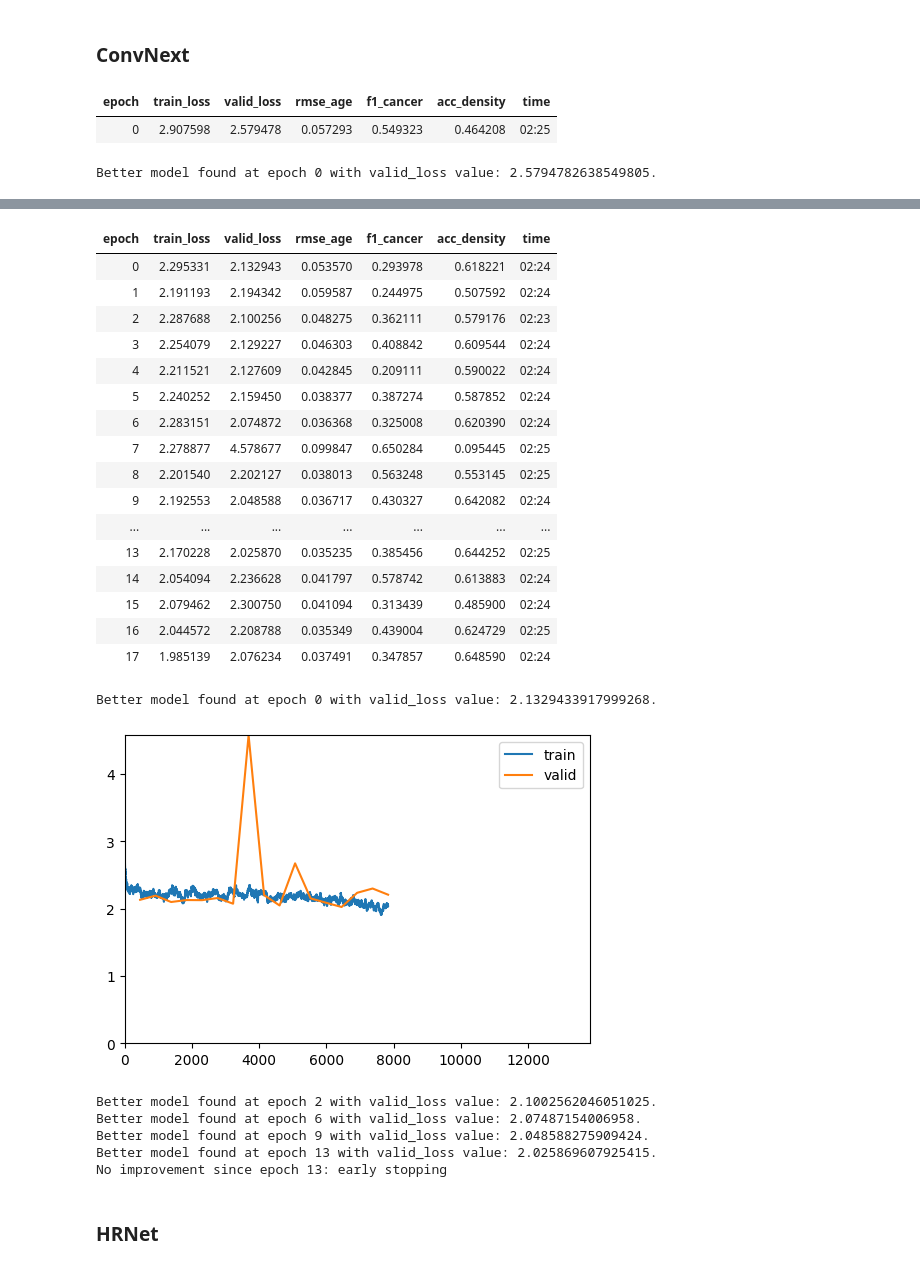
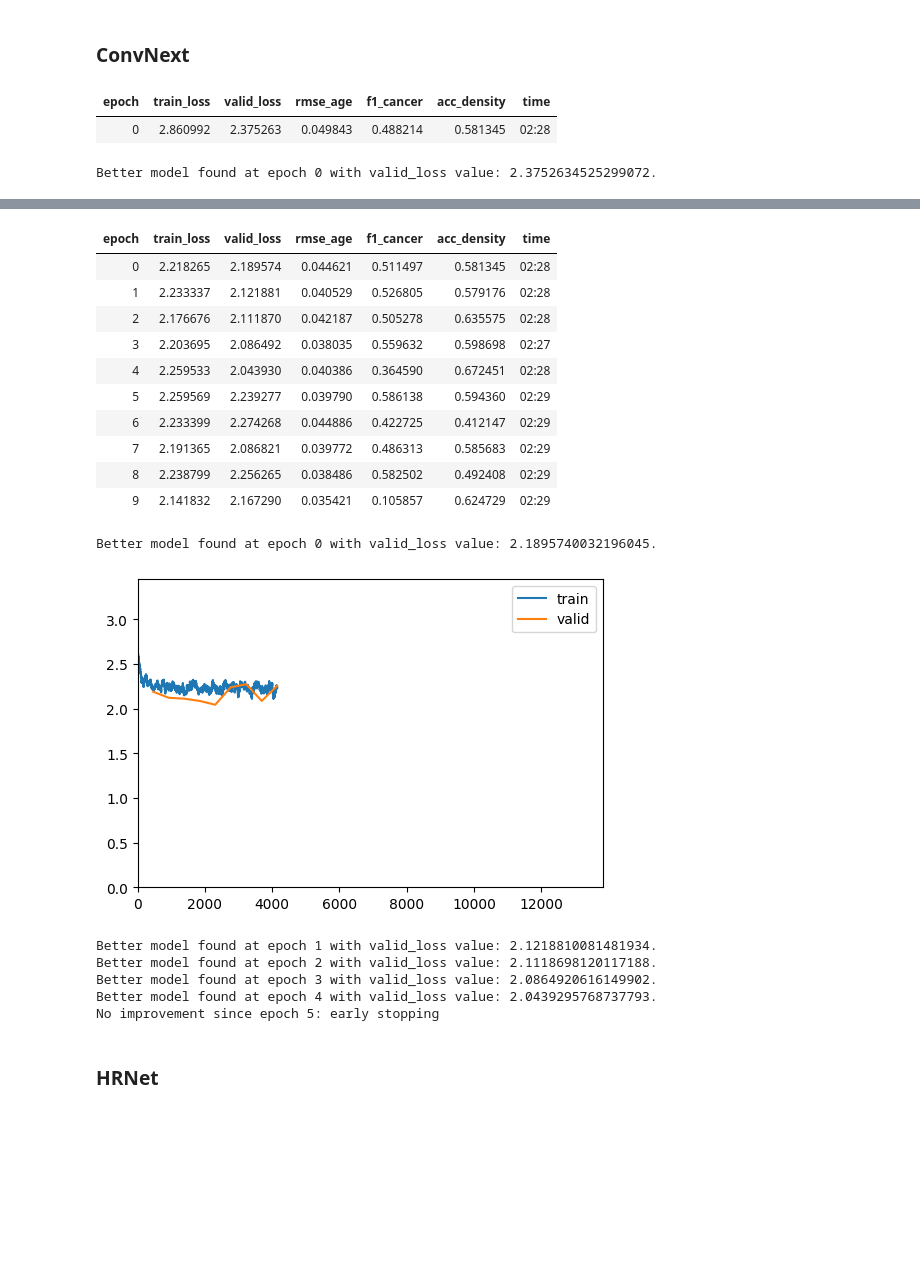
Before and after one commit to inigo99/CancerDetection, a Jupyter notebook: TFM.ipynb, the cells around one changed output, grey strips where cells are left out. Cells and saved outputs as stored; diff of their text form; code cells hidden in the pictures; blank space fills up the shorter version.

```diff
--- a/TFM.ipynb
+++ b/TFM.ipynb
@@ -1087,7 +1095,7 @@ class MultiTaskModel(nn.Module):
 # %%
 callbacks = [
     ShowGraphCallback(),
-    EarlyStoppingCallback(monitor='valid_loss', comp=np.less, patience=4),
+    EarlyStoppingCallback(monitor='f1_cancer', comp=np.greater, patience=4),
     SaveModelCallback(fname='ConvNext')
 ]
 
@@ -1096,5 +1104,5 @@ learn = Learner(data, model, loss_func=loss_func, cbs=callbacks, metrics=metrics
 learn.fine_tune(30, base_lr=1e-3)
 # %% [output]
 | epoch | train_loss | valid_loss | rmse_age | f1_cancer | acc_density | time |
-| 0 | 2.907598 | 2.579478 | 0.057293 | 0.549323 | 0.464208 | 02:25 |
+| 0 | 2.860992 | 2.375263 | 0.049843 | 0.488214 | 0.581345 | 02:28 |
-Better model found at epoch 0 with valid_loss value: 2.5794782638549805.
+Better model found at epoch 0 with valid_loss value: 2.3752634525299072.
@@ -1102,27 +1110,21 @@ Better model found at epoch 0 with valid_loss value: 2.5794782638549805.
 | epoch | train_loss | valid_loss | rmse_age | f1_cancer | acc_density | time |
-| 0 | 2.295331 | 2.132943 | 0.053570 | 0.293978 | 0.618221 | 02:24 |
-| 1 | 2.191193 | 2.194342 | 0.059587 | 0.244975 | 0.507592 | 02:24 |
-| 2 | 2.287688 | 2.100256 | 0.048275 | 0.362111 | 0.579176 | 02:23 |
-| 3 | 2.254079 | 2.129227 | 0.046303 | 0.408842 | 0.609544 | 02:24 |
-| 4 | 2.211521 | 2.127609 | 0.042845 | 0.209111 | 0.590022 | 02:24 |
-| 5 | 2.240252 | 2.159450 | 0.038377 | 0.387274 | 0.587852 | 02:24 |
-| 6 | 2.283151 | 2.074872 | 0.036368 | 0.325008 | 0.620390 | 02:24 |
-| 7 | 2.278877 | 4.578677 | 0.099847 | 0.650284 | 0.095445 | 02:25 |
-| 8 | 2.201540 | 2.202127 | 0.038013 | 0.563248 | 0.553145 | 02:25 |
-| 9 | 2.192553 | 2.048588 | 0.036717 | 0.430327 | 0.642082 | 02:24 |
-| ... | ... | ... | ... | ... | ... | ... |
-| 13 | 2.170228 | 2.025870 | 0.035235 | 0.385456 | 0.644252 | 02:25 |
-| 14 | 2.054094 | 2.236628 | 0.041797 | 0.578742 | 0.613883 | 02:24 |
-| 15 | 2.079462 | 2.300750 | 0.041094 | 0.313439 | 0.485900 | 02:24 |
-| 16 | 2.044572 | 2.208788 | 0.035349 | 0.439004 | 0.624729 | 02:25 |
-| 17 | 1.985139 | 2.076234 | 0.037491 | 0.347857 | 0.648590 | 02:24 |
+| 0 | 2.218265 | 2.189574 | 0.044621 | 0.511497 | 0.581345 | 02:28 |
+| 1 | 2.233337 | 2.121881 | 0.040529 | 0.526805 | 0.579176 | 02:28 |
+| 2 | 2.176676 | 2.111870 | 0.042187 | 0.505278 | 0.635575 | 02:28 |
+| 3 | 2.203695 | 2.086492 | 0.038035 | 0.559632 | 0.598698 | 02:27 |
+| 4 | 2.259533 | 2.043930 | 0.040386 | 0.364590 | 0.672451 | 02:28 |
+| 5 | 2.259569 | 2.239277 | 0.039790 | 0.586138 | 0.594360 | 02:29 |
+| 6 | 2.233399 | 2.274268 | 0.044886 | 0.422725 | 0.412147 | 02:29 |
+| 7 | 2.191365 | 2.086821 | 0.039772 | 0.486313 | 0.585683 | 02:29 |
+| 8 | 2.238799 | 2.256265 | 0.038486 | 0.582502 | 0.492408 | 02:29 |
+| 9 | 2.141832 | 2.167290 | 0.035421 | 0.105857 | 0.624729 | 02:29 |
-Better model found at epoch 0 with valid_loss value: 2.1329433917999268.
+Better model found at epoch 0 with valid_loss value: 2.1895740032196045.
-[figure, old version]
+[figure, new version]
-Better model found at epoch 2 with valid_loss value: 2.1002562046051025.
-Better model found at epoch 6 with valid_loss value: 2.07487154006958.
-Better model found at epoch 9 with valid_loss value: 2.048588275909424.
-Better model found at epoch 13 with valid_loss value: 2.025869607925415.
-No improvement since epoch 13: early stopping
+Better model found at epoch 1 with valid_loss value: 2.1218810081481934.
+Better model found at epoch 2 with valid_loss value: 2.1118698120117188.
+Better model found at epoch 3 with valid_loss value: 2.0864920616149902.
+Better model found at epoch 4 with valid_loss value: 2.0439295768737793.
+No improvement since epoch 5: early stopping
 # %% [markdown]
 ### HRNet
 # %%
```
Also changed, not shown: parts of 5 cells of this notebook.
